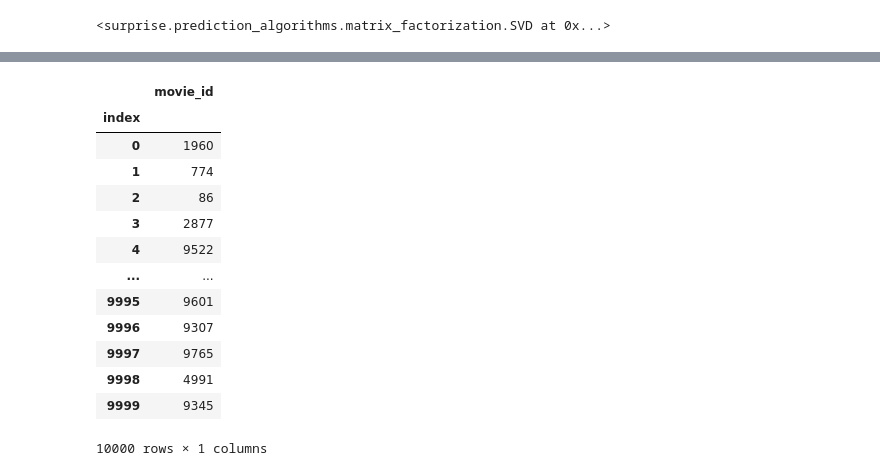
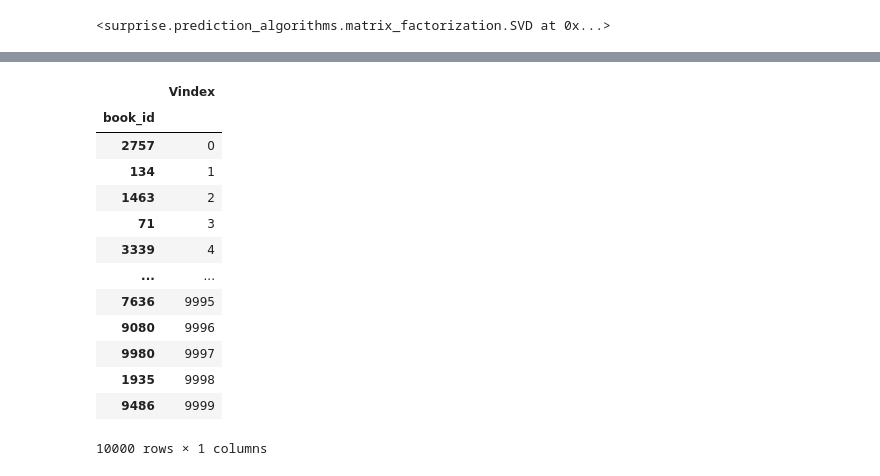
Before and after one commit to CamelSal/BookRecommender, a Jupyter notebook: SVD_Modeling.ipynb, the cells around one changed output, grey strips where cells are left out. Drawn from its saved outputs; the diff is of its cells as text; code cells hidden in the pictures.

```diff
--- a/SVD_Modeling.ipynb
+++ b/SVD_Modeling.ipynb
@@ -300,20 +313,21 @@ final_model.qi.shape
 # %%
-pd.DataFrame(list(trainset._raw2inner_id_items.items()
-),columns=['movie_id', 'index']).set_index('index', drop=True)
+book_simind = pd.DataFrame(list(trainset._raw2inner_id_items.items()
+),columns=['book_id', 'Vindex']).set_index('book_id', drop=True)
+book_simind
 # %% [output]
-|  | movie_id |
-| index |  |
-| 0 | 1960 |
-| 1 | 774 |
-| 2 | 86 |
-| 3 | 2877 |
-| 4 | 9522 |
+|  | Vindex |
+| book_id |  |
+| 2757 | 0 |
+| 134 | 1 |
+| 1463 | 2 |
+| 71 | 3 |
+| 3339 | 4 |
 | ... | ... |
-| 9995 | 9601 |
-| 9996 | 9307 |
-| 9997 | 9765 |
-| 9998 | 4991 |
-| 9999 | 9345 |
+| 7636 | 9995 |
+| 9080 | 9996 |
+| 9980 | 9997 |
+| 1935 | 9998 |
+| 9486 | 9999 |
 10000 rows × 1 columns
 # %%
 def id_bookinfo(b_id):
```
Also changed, not shown: parts of 8 cells of this notebook, 1 other file.
